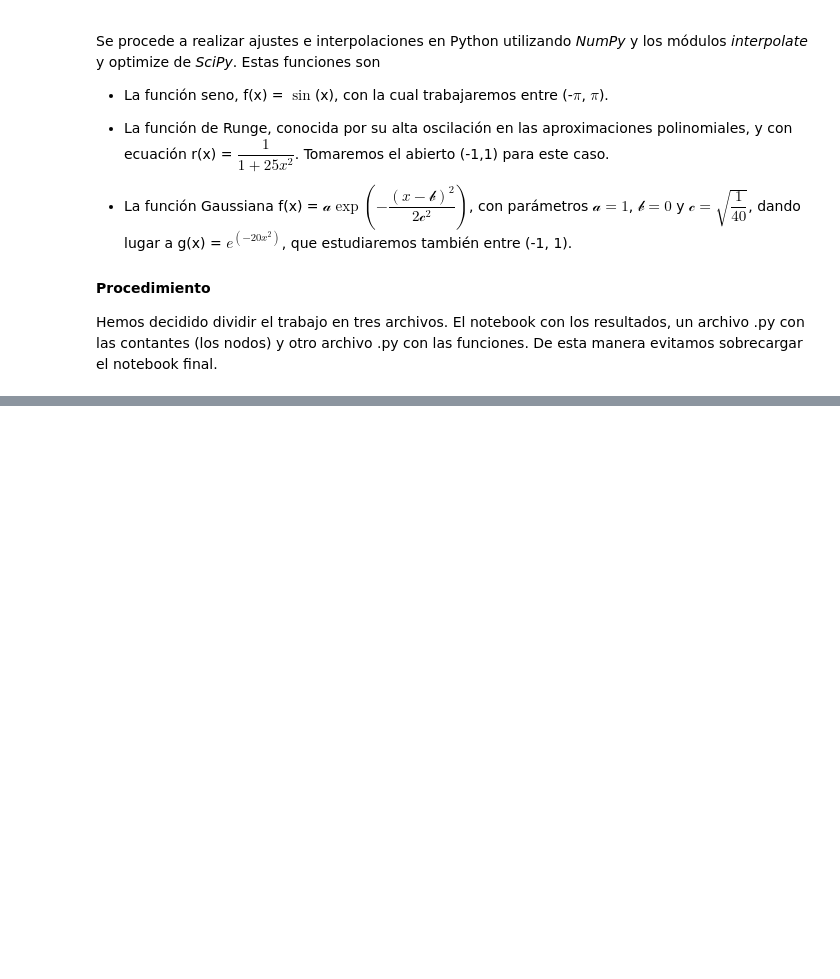
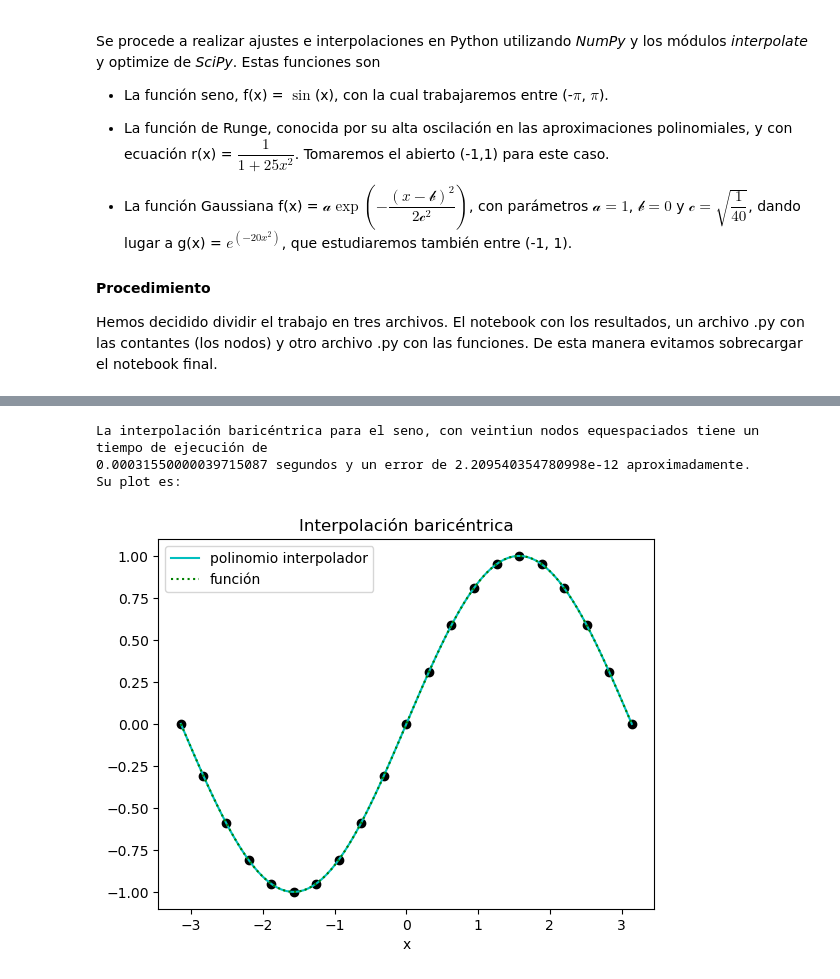
Before and after one commit to adanaviles/master_matematica_unir, a Jupyter notebook: programacion_cientifica/practica_grupal/practica.ipynb, the cells around one changed output, grey strips where cells are left out. Saved outputs shown, nothing was run; the diff lists cells and outputs as text; code cells hidden in the pictures; blank space fills up the shorter version.

```diff
--- a/programacion_cientifica/practica_grupal/practica.ipynb
+++ b/programacion_cientifica/practica_grupal/practica.ipynb
@@ -49,0 +78,13 @@ array([1.87804243e-86, 1.36512197e-55, 1.37573233e-31, 1.92217473e-14,
+# %%
+# Polinomio interpolador que se obtiene con 21 nodos equiespaciados en la función seno
+coefs_pol, fig_sin_21, tiempo_ejecucion_sin_21, error_sin_21 = F.inter_bar(const.nodos_sin_21,
+                                                                            F.sin_vec,
+                                                                            const.abscisas_sin)
+print('La interpolación baricéntrica para el seno, con veintiun nodos equespaciados tiene un tiempo de ejecución de \n' +\
+     str(tiempo_ejecucion_sin_21) +' y un error de ' + str(error_sin_21) + ' aproximadamente. \nSu plot es: ')
+fig_sin_21
+# %% [output]
+La interpolación baricéntrica para el seno, con veintiun nodos equespaciados tiene un tiempo de ejecución de
+0.00031550000039715087 segundos y un error de 2.209540354780998e-12 aproximadamente.
+Su plot es:
+[figure, added]
```
Also changed, not shown: parts of 70 cells of this notebook, 4 other files.
